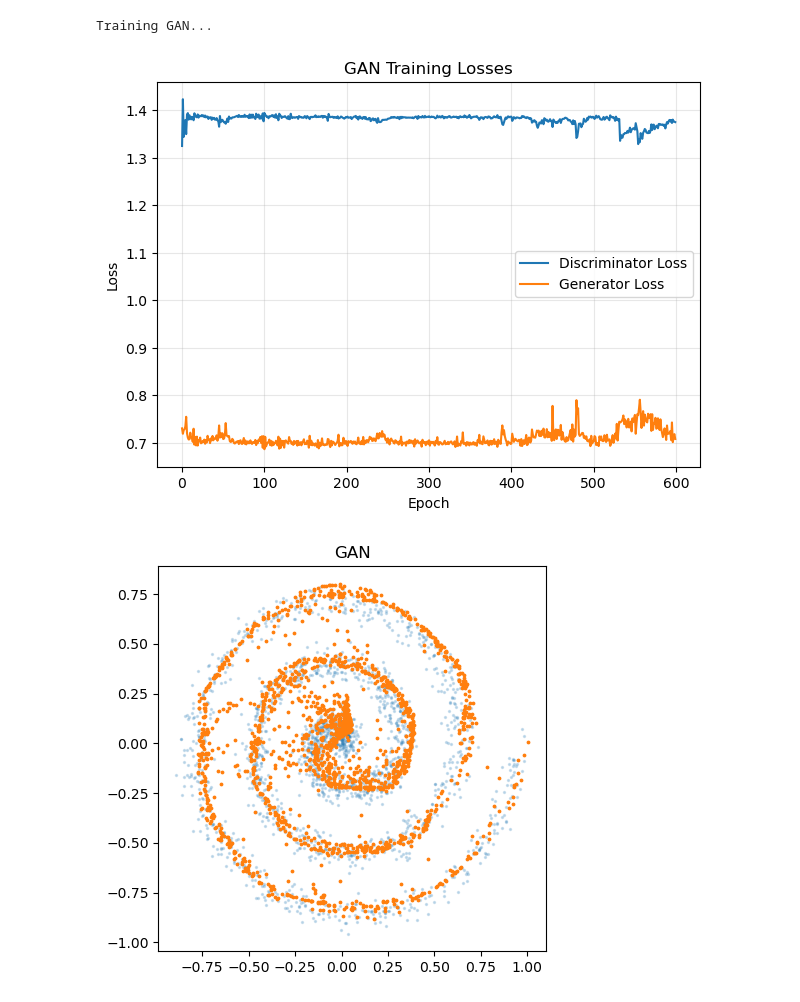
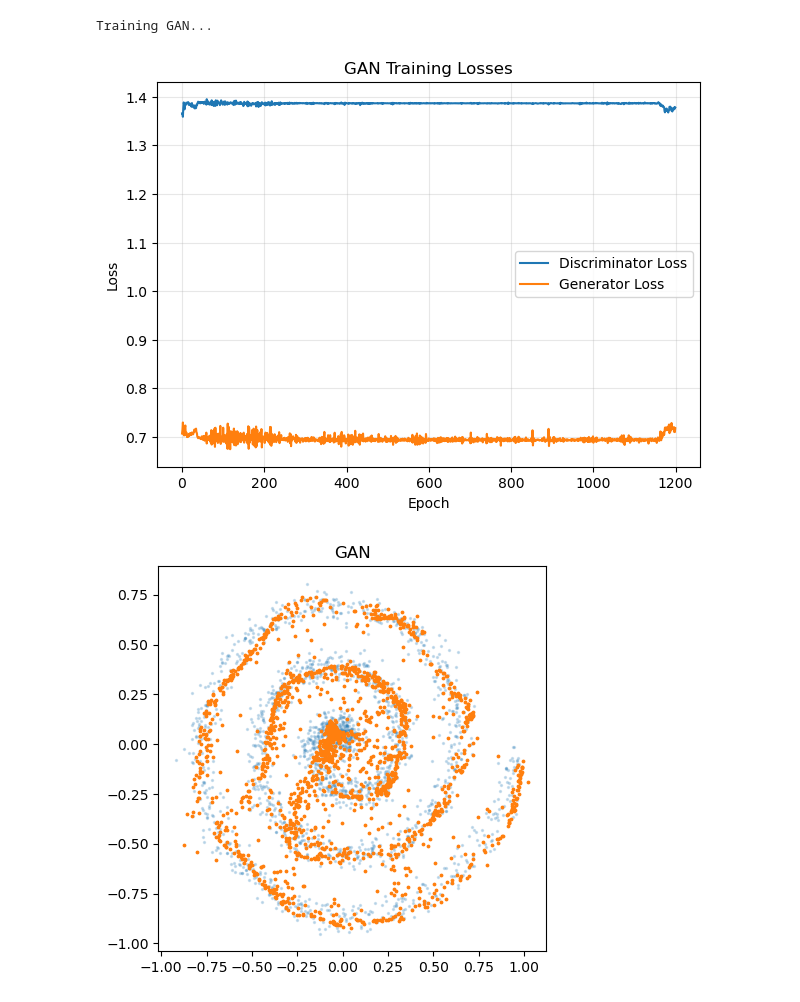
Before and after one commit to arshdeep-usc/ee660-project, a Jupyter notebook: final.ipynb, the cells around one changed output. Cells and saved outputs as stored; diff of their text form; code cells hidden in the pictures.

```diff
--- a/final.ipynb
+++ b/final.ipynb
@@ -66,9 +66,9 @@ Training VAE...
 # %%
-train_gan(spiral_loader, X_spiral, epochs=600, device="cpu")
+train_gan(spiral_loader, X_spiral, epochs=1200, device="cpu")
 # %% [output]
 Training GAN...
-[figure, old version]
+[figure, new version]
-[figure, old version]
+[figure, new version]
 # %%
 train_vae(checkerboard_loader, X_checkerboard, epochs=1000, device="cpu")
 # %% [output]
```
Also changed, not shown: parts of 8 cells of this notebook, 1 other file.
